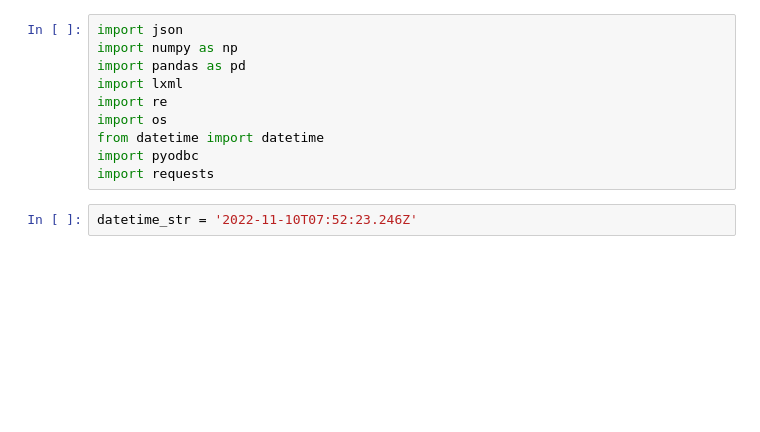
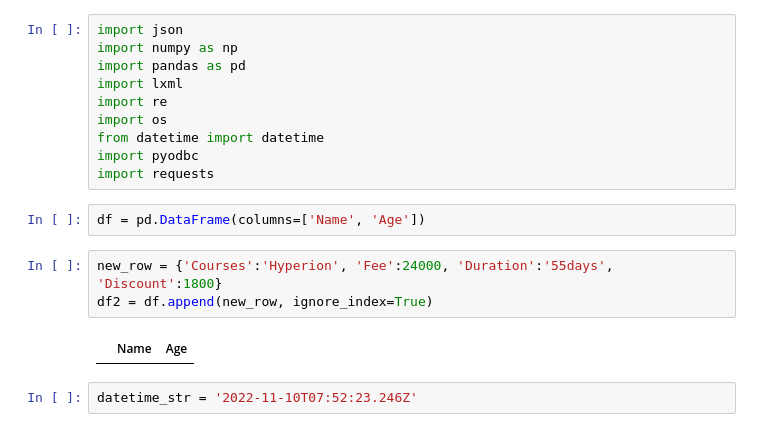
Before and after one commit to Lodewikus/CCBA_IPT, a Jupyter notebook: try1.ipynb, the cells around one changed output. Drawn from its saved outputs; the diff is of its cells as text; blank space fills up the shorter version.

```diff
--- a/try1.ipynb
+++ b/try1.ipynb
@@ -8,6 +8,13 @@ import os
 from datetime import datetime
 import pyodbc
 import requests
+# %%
+df = pd.DataFrame(columns=['Name', 'Age'])
+# %%
+new_row = {'Courses':'Hyperion', 'Fee':24000, 'Duration':'55days', 'Discount':1800}
+df2 = df.append(new_row, ignore_index=True)
+# %% [output]
+|  | Name | Age |
 # %%
 datetime_str = '2022-11-10T07:52:23.246Z'
 # %%
```
Also changed, not shown: 3 other files.
